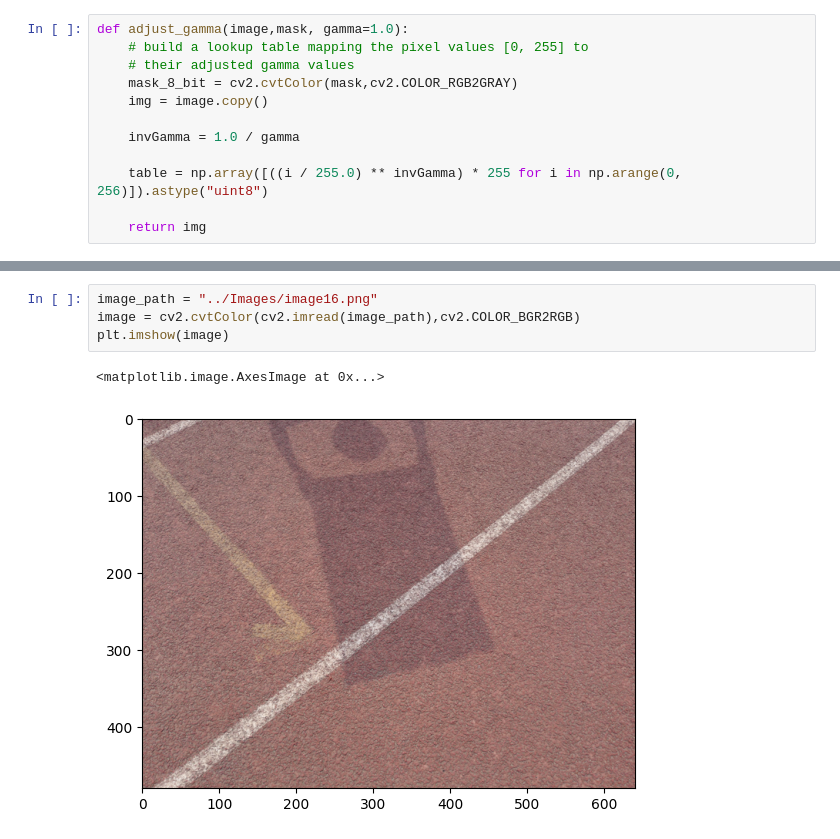
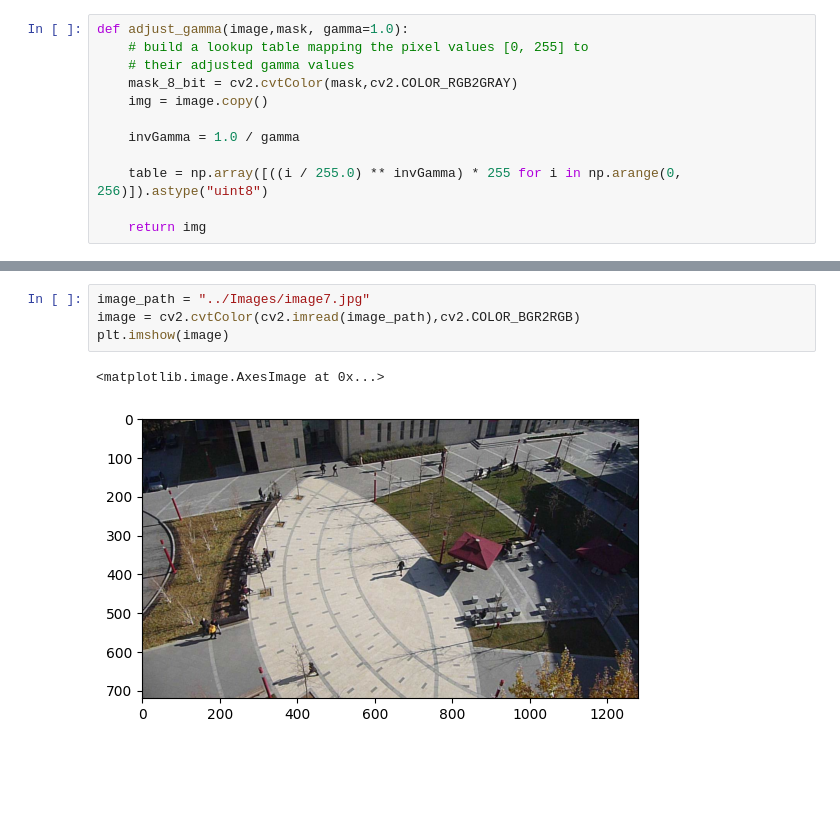
Before and after one commit to Asharma538/CV_Project, a Jupyter notebook: trial/shadow_remover.ipynb, the cells around one changed output, grey strips where cells are left out. Saved outputs shown, nothing was run; the diff lists cells and outputs as text; blank space fills up the shorter version.

```diff
--- a/trial/shadow_remover.ipynb
+++ b/trial/shadow_remover.ipynb
@@ -341,12 +343,12 @@ def process_image_file(image: np.ndarray,
 
     return image, mask, shadow_clear
 # %%
-image_path = "../Images/image16.png"
+image_path = "../Images/image7.jpg"
 image = cv2.cvtColor(cv2.imread(image_path),cv2.COLOR_BGR2RGB)
 plt.imshow(image)
 # %% [output]
 <matplotlib.image.AxesImage at 0x...>
-[figure, old version]
+[figure, new version]
 # %%
 org_image, mask, image_clear = process_image_file(image=image,
                                                   itr=1,
```
Also changed, not shown: parts of 3 cells of this notebook.
